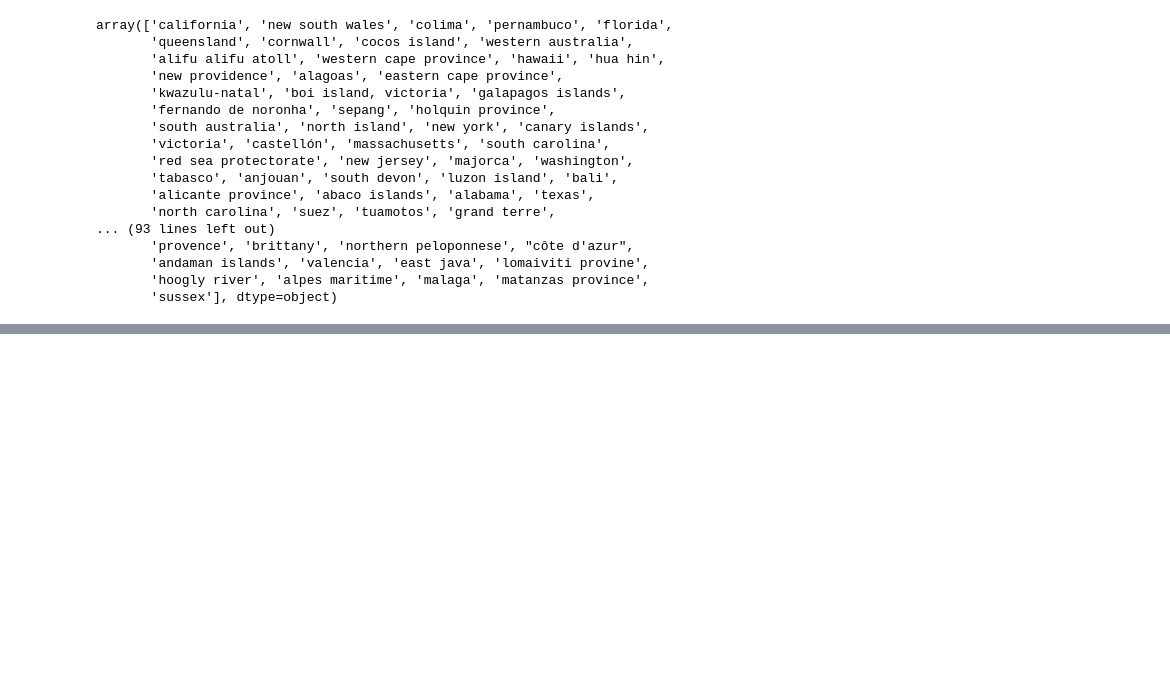
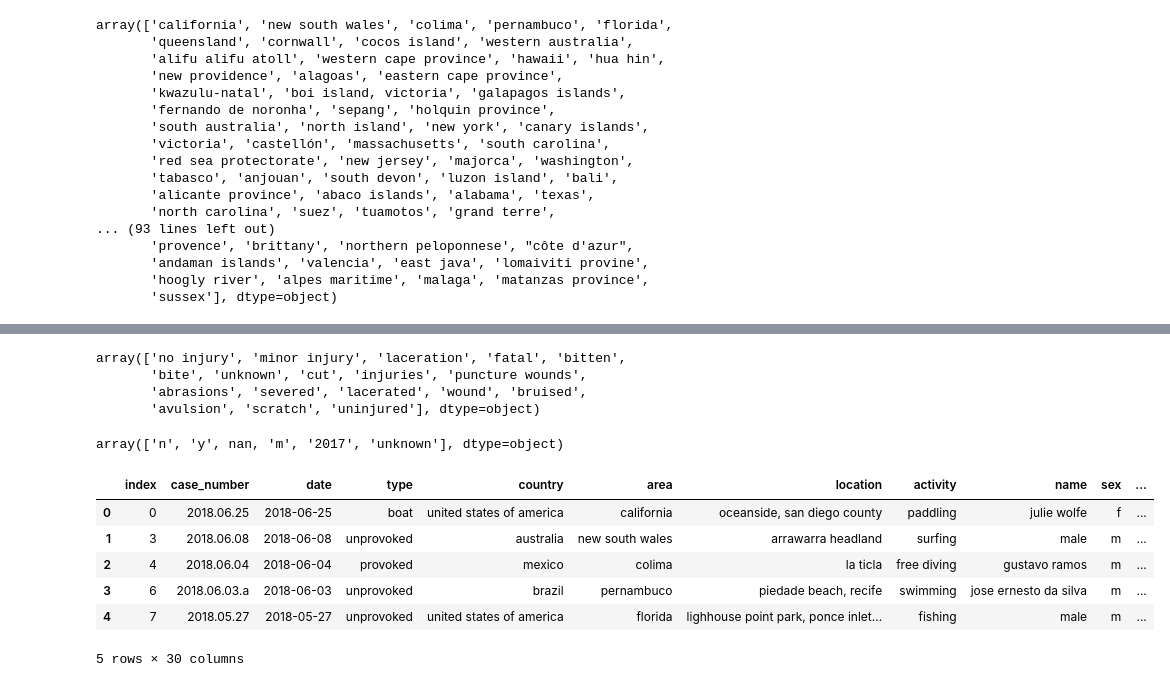
Before and after one commit to Davidmcii/DMC-w2-pandas-project, a Jupyter notebook: code/w2-code.ipynb, the cells around one changed output, grey strips where cells are left out. Drawn from its saved outputs; the diff is of its cells as text; code cells hidden in the pictures; blank space fills up the shorter version.

```diff
--- a/code/w2-code.ipynb
+++ b/code/w2-code.ipynb
@@ -440,0 +639,52 @@ Eliminar más adelante la columna AREA!!!!
+# %%
+data[['injury']]= data[['injury']].fillna('unknown')
+# %%
+injury= ['wound','injuries','injuries','lacerated', 'laceration','avulsion', 'bite', 'bitten', 'minor injury', 'cut', 'puncture wounds', 'scratch', 'fatal','abrasions', 'severed', 'bruised','no injury', 'uninjured' ]
+list7=[]
+
+encontrado=''
+
+for value in data.injury:
+    encontrado='unknown'
+    for danyo in injury:
+        if danyo in value:
+            encontrado=danyo
+
+    list7.append(encontrado)
+
+data['injury2']=list7
+# %%
+dif_injury2=data.iloc[:][['injury2']].injury2.unique()
+dif_injury2
+# %% [output]
+array(['no injury', 'minor injury', 'laceration', 'fatal', 'bitten',
+       'bite', 'unknown', 'cut', 'injuries', 'puncture wounds',
+       'abrasions', 'severed', 'lacerated', 'wound', 'bruised',
+       'avulsion', 'scratch', 'uninjured'], dtype=object)
+# %%
+injury_dict={
+
+'uninjured':'no injury',
+'lacerated':'lacerations',
+'bite':'bitten'}
+# %%
+data=data.replace({"injury2": injury_dict})
+# %%
+dif_fatal=data.iloc[:][['fatal']].fatal.unique()
+dif_fatal
+# %% [output]
+array(['n', 'y', nan, 'm', '2017', 'unknown'], dtype=object)
+# %%
+data[['fatal']]= data[['fatal']].fillna('unknown')
+
+fatal_bad={'m':'unknown', '2017':'unknown'}
+
+data=data.replace({"fatal": fatal_bad})
+# %% [output]
+|  | index | case_number | date | type | country | area | location | activity | name | sex | ... |
+| 0 | 0 | 2018.06.25 | 2018-06-25 | boat | united states of america | california | oceanside, san diego county | paddling | julie wolfe | f | ... |
+| 1 | 3 | 2018.06.08 | 2018-06-08 | unprovoked | australia | new south wales | arrawarra headland | surfing | male | m | ... |
+| 2 | 4 | 2018.06.04 | 2018-06-04 | provoked | mexico | colima | la ticla | free diving | gustavo ramos | m | ... |
+| 3 | 6 | 2018.06.03.a | 2018-06-03 | unprovoked | brazil | pernambuco | piedade beach, recife | swimming | jose ernesto da silva | m | ... |
+| 4 | 7 | 2018.05.27 | 2018-05-27 | unprovoked | united states of america | florida | lighhouse point park, ponce inlet... | fishing | male | m | ... |
+5 rows × 30 columns
```
Also changed, not shown: parts of 65 cells of this notebook, 8 other files.
